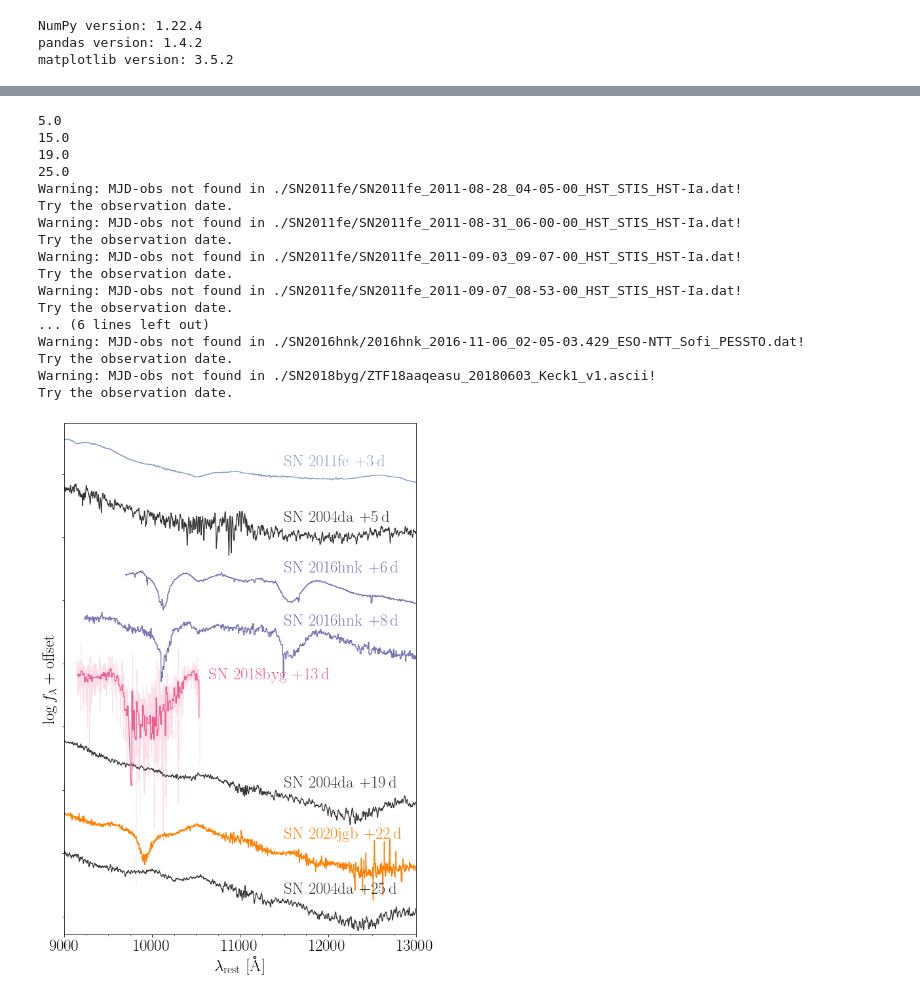
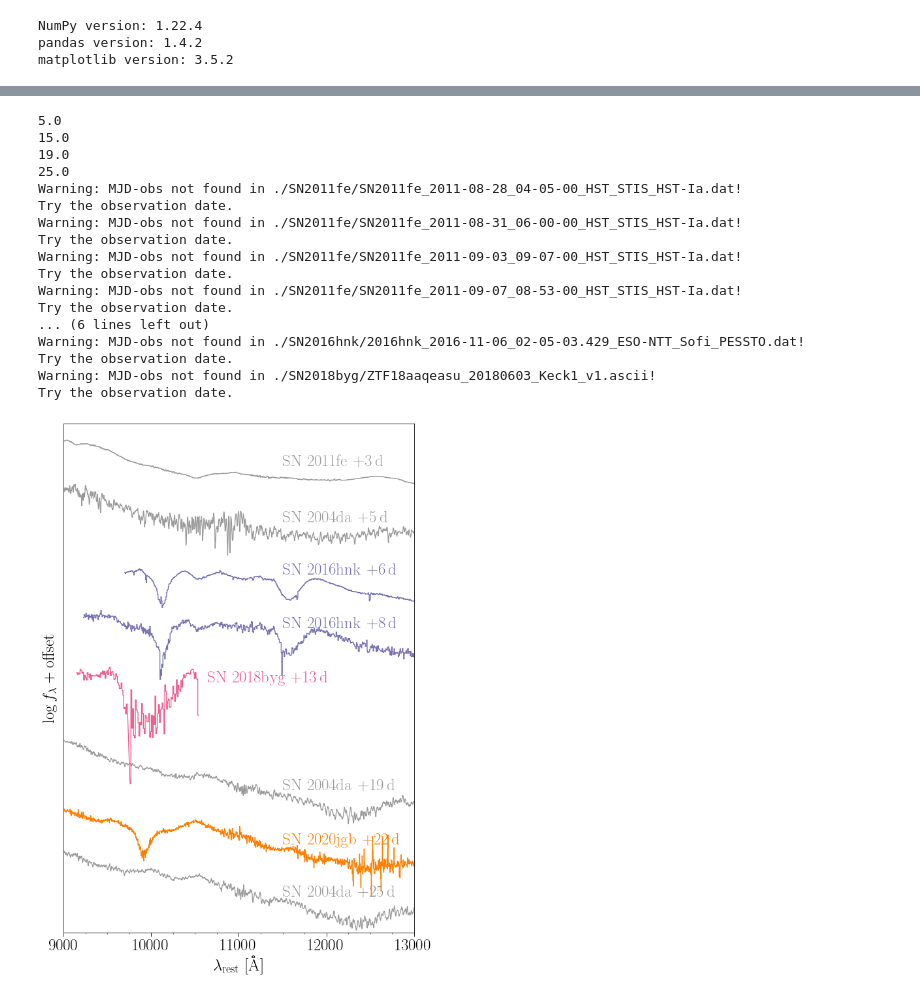
Before and after one commit to slowdivePTG/SN2020jgb, a Jupyter notebook: spectroscopy/Spec_comp.ipynb, the cells around one changed output, grey strips where cells are left out. Saved outputs shown, nothing was run; the diff lists cells and outputs as text; code cells hidden in the pictures.

Commit message:
Figure formats & [Ca ii]

```diff
--- a/spectroscopy/Spec_comp.ipynb
+++ b/spectroscopy/Spec_comp.ipynb
@@ -11,24 +14,20 @@ from astropy.time import Time
 import warnings
 
 from matplotlib.ticker import MultipleLocator
-# %%
-#mpl.rcParams.update({'text.usetex':True, 'font.size':'25', 'xtick.labelsize':'25', 'ytick.labelsize':'25'})
-plt.rc('text', usetex=True)
-plt.rc('xtick', labelsize=25)
-plt.rc('ytick', labelsize=25)
-plt.rc('axes', labelsize=25)
-plt.rc('legend', fontsize=20)
-plt.rc('font', size=25)
 # %%
 import sys
 sys.path.append('../tools/')
 from dust_extinction import calALambda
 from data_binning import data_binning
+from visual import rcparams_format
+
+rcparams_format(mpl.rcParams)
 
 color_map = {
     'cyan': '#66c2a5',
     'orange': '#ff7f00',
     'blue': '#8da0cb',
+    'b': '#1f77b4',
     'purple': '#7570b3',
     'pink': '#fccde5',
     'green': '#33a02c',
@@ -36,7 +35,8 @@ color_map = {
     'brown': '#e5c494',
     'magenta': '#f1598a',
     'grey': '0.3',
-    'darkgrey': '0.2'
+    'darkgrey': '0.2',
+    'palegrey': '0.6'
 }
 # %%
 print('NumPy version: {}'.format(np.__version__))
@@ -239,7 +126,7 @@ rv = 3.1
 
 fig, ax = plt.subplots(figsize=(8, 12))
 
-h = 0.8
+h = .8
 v = 11500
 
 normIa = glob.glob('./NIR_Marion09/*04da*')
@@ -265,22 +152,22 @@ for spec in normIa: #normal Ia from Marion+09
     norm_flux = np.nanmedian(fl[np.where((wv > 10300) & (wv < 10500))])
     ax.plot(wv,
             np.log10(fl / norm_flux) - h * spec_num_norm[num],
-            color='0.2',
+            color=color_map['palegrey'],
             linewidth=1.3)
     if phase < 0:
         ax.text(min(v, wv[-1] * 1.01),
                 .1 * h - h * 1.05 * spec_num_norm[num],
                 r'$\mathrm{SN\ 2004da}$' + ' $-{:.0f}\,\mathrm d$'.format(np.abs(phase)),
-                color='0.2')
+                color=color_map['palegrey'])
     else:
         ax.text(min(v, wv[-1] * 1.01),
-                .1 * h - h * 1.05 * spec_num_norm[num],
+                .1 * h - h * 1.06 * spec_num_norm[num],
                 r'$\mathrm{SN\ 2004da}$' + ' $+{:.0f}\,\mathrm d$'.format(np.abs(phase)),
-                color='0.2')
+                color=color_map['palegrey'])
 
 spec_num = [0, 2, 3, 4, 7, 9]
 num = -1
-for sn, c in zip([fe, hnk, byg, jgb], ['blue', 'purple', 'magenta', 'orange']):
+for sn, c in zip([fe, hnk, byg, jgb], ['palegrey', 'purple', 'magenta', 'orange', 'green']):
     for spec in sn.NIRfiles:
         spec_df = pd.read_csv(spec,
                               comment='#',
@@ -348,7 +235,7 @@ for sn, c in zip([fe, hnk, byg, jgb], ['blue', 'purple', 'magenta', 'orange']):
         else:
             out = data_binning(np.array(
                 [spec_df[0].values, spec_df[1].values, fl_unc]).T,
-                               size=1)
+                               size=.1)
         wv, fl = plot_box_spec(out[:, 0], out[:, 1])
         wv, fl = wv[fl > 1e-2 * np.nanmedian(fl)], fl[fl > 1e-2 * np.nanmedian(fl)]
 
@@ -358,59 +245,58 @@ for sn, c in zip([fe, hnk, byg, jgb], ['blue', 'purple', 'magenta', 'orange']):
         fl = fl * E
 
         norm_flux = np.nanmedian(fl[np.where((wv / (1 + sn.z) > 10300)
-                                             & (wv / (1 + sn.z) < 10500))])
-        ax.plot(wv0 / (1 + sn.z),
+                                             & (wv / (1 + sn.z) < 11000))])
+        '''ax.plot(wv0 / (1 + sn.z),
                 np.log10(fl0 / norm_flux) - h * spec_num[num],
                 color=color_map[c],
                 linewidth=1,
-                alpha=0.2)
+                alpha=0.2)'''
         ax.plot(wv / (1 + sn.z),
-                np.log10(fl / norm_flux) - h * spec_num[num],
+                np.log10(fl / norm_flux) - h * spec_num[num] ,
                 color=color_map[c],
                 linewidth=1.3)
-        if mjd_obs < sn.t_max_mjd:
+        if mjd_obs - sn.t_max_mjd < 24:
             ax.text(min(v, wv[-1] / (1 + sn.z) * 1.01),
-                    .15 * h - 1.05 * h * spec_num[num],
+                    .15 * h - 1.07 * h * spec_num[num],
                     r'$\mathrm{' + sn.name + '}$' +
-                    ' $-{:.0f}\,\mathrm d$'.format(np.abs(phase)),
+                    ' $+{:.0f}\,\mathrm d$'.format(np.abs(phase)),
                     color=color_map[c])
         else:
             ax.text(min(v, wv[-1] / (1 + sn.z) * 1.01),
-                    .15 * h - 1.05 * h * spec_num[num],
+                    .15 * h - 1.15 * h * spec_num[num],
                     r'$\mathrm{' + sn.name + '}$' +
                     ' $+{:.0f}\,\mathrm d$'.format(np.abs(phase)),
                     color=color_map[c])
 
 ax.set_xlim(9000, 13000)
-ax.set_ylim(-h * (spec_num_norm[-1] + 1.1), h)
-ax.set_yticklabels([])
+ax.set_ylim(-1.01 * h * (spec_num_norm[-1] + 1), h)
 ax.set_ylabel(r'$\log f_\lambda + \mathrm{offset}$')
 ax.set_xlabel(r'$\lambda_\mathrm{rest}\ [\mathrm{\r{A}}]$',
               **{'fontname': 'Times New Roman'})
 ax.xaxis.set_minor_locator(MultipleLocator(250))
-ax.yaxis.set_major_locator(MultipleLocator(1))
+ax.set_yticks([])
 
 fig.subplots_adjust(left=0.06, bottom=0.051, top=0.953, right=0.991)
 fig.savefig('../paper/figures/NIR_spec_comp.pdf', bbox_inches='tight')
 # %% [output]
 5.0
 15.0
 19.0
 25.0
 Warning: MJD-obs not found in ./SN2011fe/SN2011fe_2011-08-28_04-05-00_HST_STIS_HST-Ia.dat!
 Try the observation date.
 Warning: MJD-obs not found in ./SN2011fe/SN2011fe_2011-08-31_06-00-00_HST_STIS_HST-Ia.dat!
 Try the observation date.
 Warning: MJD-obs not found in ./SN2011fe/SN2011fe_2011-09-03_09-07-00_HST_STIS_HST-Ia.dat!
 Try the observation date.
 Warning: MJD-obs not found in ./SN2011fe/SN2011fe_2011-09-07_08-53-00_HST_STIS_HST-Ia.dat!
 Try the observation date.
 ... (6 lines left out)
 Warning: MJD-obs not found in ./SN2016hnk/2016hnk_2016-11-06_02-05-03.429_ESO-NTT_Sofi_PESSTO.dat!
 Try the observation date.
 Warning: MJD-obs not found in ./SN2018byg/ZTF18aaqeasu_20180603_Keck1_v1.ascii!
 Try the observation date.
-[figure, old version]
+[figure, new version]
 # %%
 from scipy.interpolate import splrep, splev
 # %%
```
Also changed, not shown: parts of 4 cells of this notebook, 19 other files.
